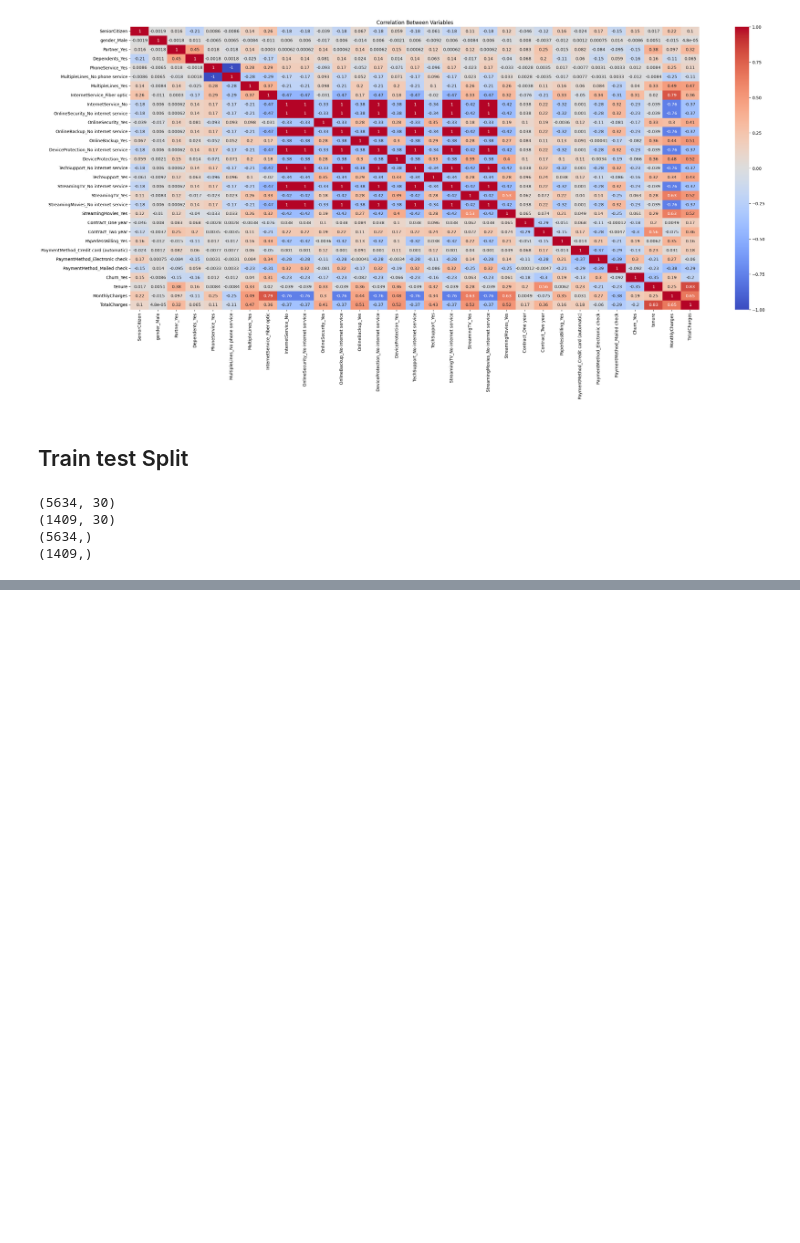
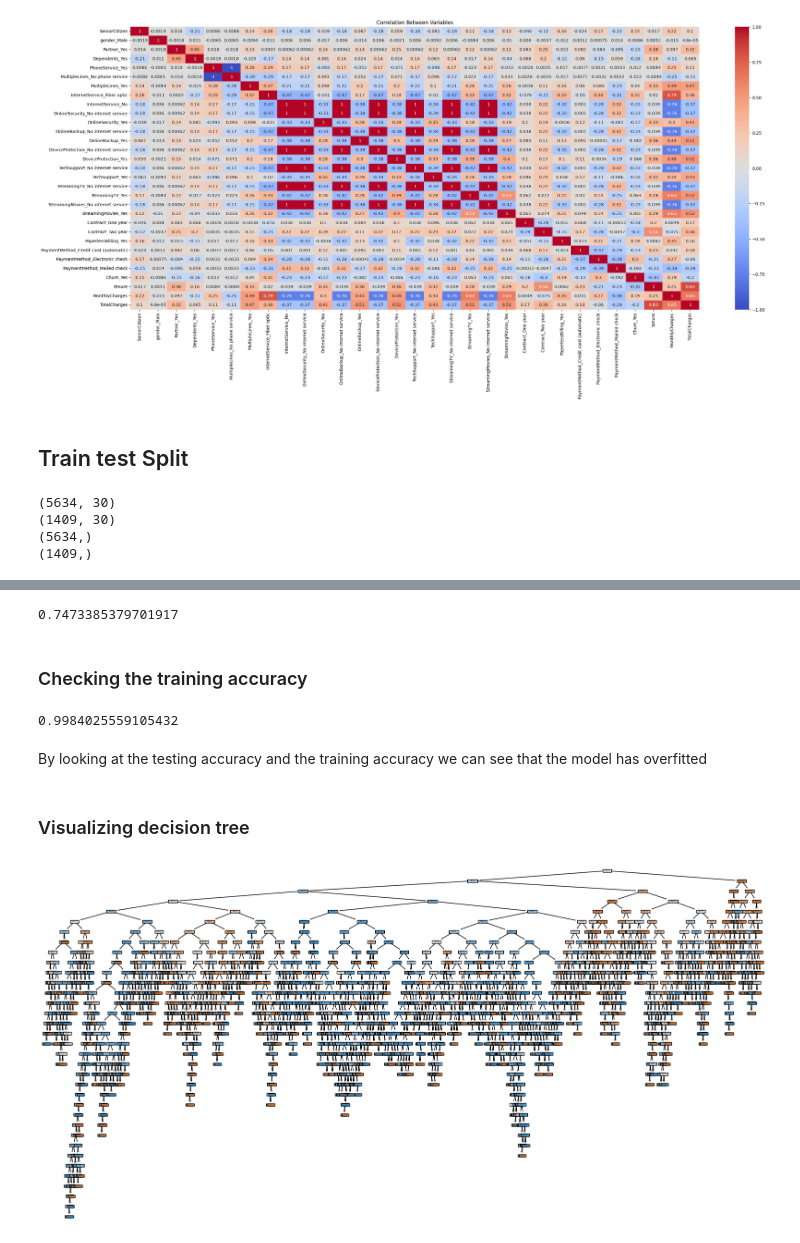
Before and after one commit to sanidavidanagama/Telecom_Churn_Prediction, a Jupyter notebook: 20231382_ML_ICW.ipynb, the cells around one changed output, grey strips where cells are left out. Cells and saved outputs as stored; diff of their text form; code cells hidden in the pictures; blank space fills up the shorter version.

Commit message:
feat(model): add Decision Tree model training and compute train/test accuracy

```diff
--- a/20231382_ML_ICW.ipynb
+++ b/20231382_ML_ICW.ipynb
@@ -388,0 +395,2 @@ print(y_test.shape)
+# %%
+model = DecisionTreeClassifier(class_weight='balanced', random_state=42)
@@ -388,0 +399,2 @@ print(y_test.shape)
+# %%
+model.fit(x_train, y_train)
@@ -388,0 +409,22 @@ print(y_test.shape)
+# %%
+model.score(x_test, y_test)
+# %% [output]
+0.7473385379701917
+# %% [markdown]
+### Checking the training accuracy
+# %%
+predictions_train = model.predict(x_train)
+accuracy_score(y_train, predictions_train)
+# %% [output]
+0.9984025559105432
+# %% [markdown]
+By looking at the testing accuracy and the training accuracy we can see that the model has overfitted
+# %% [markdown]
+### Visualizing decision tree
+# %%
+from sklearn import tree
+plt.figure(figsize=(20,10))
+tree.plot_tree(model, filled=True)
+plt.show()
+# %% [output]
+[figure, added]
```
Also changed, not shown: parts of 8 cells of this notebook.
